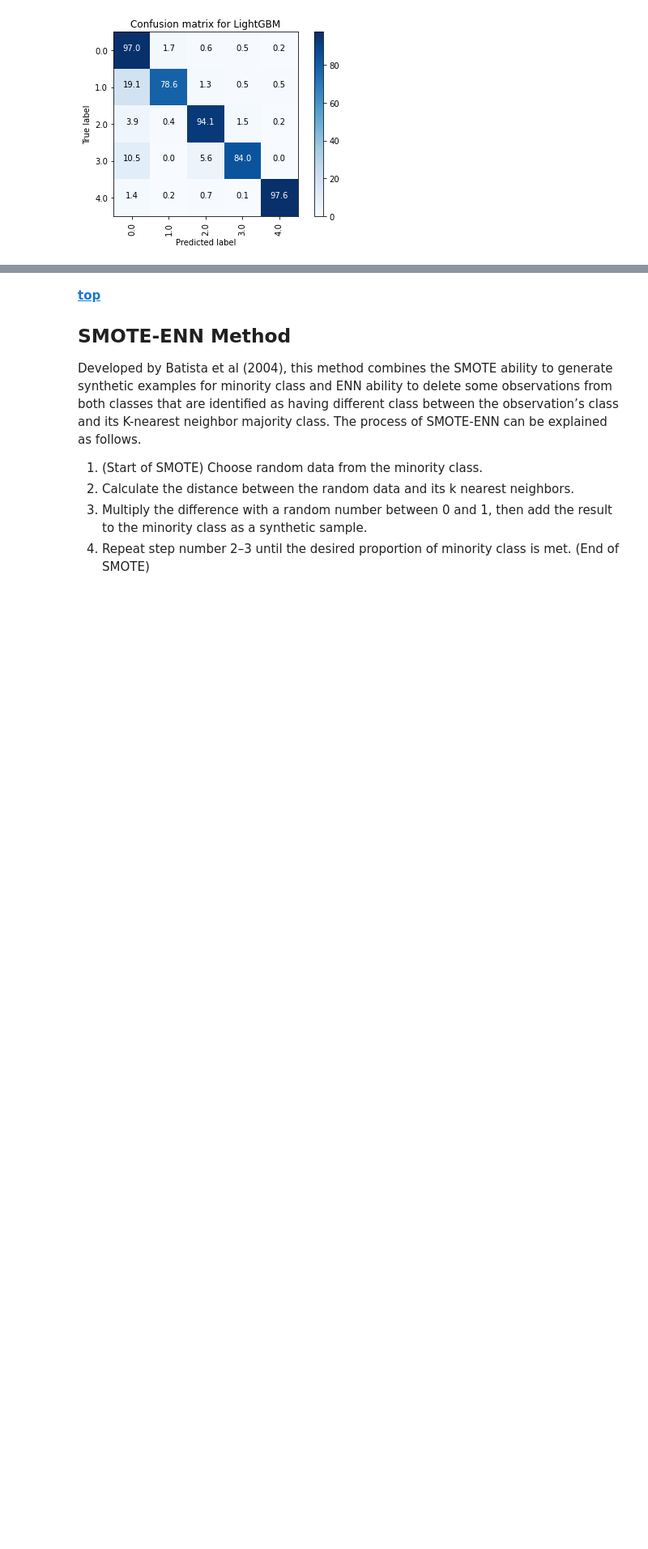
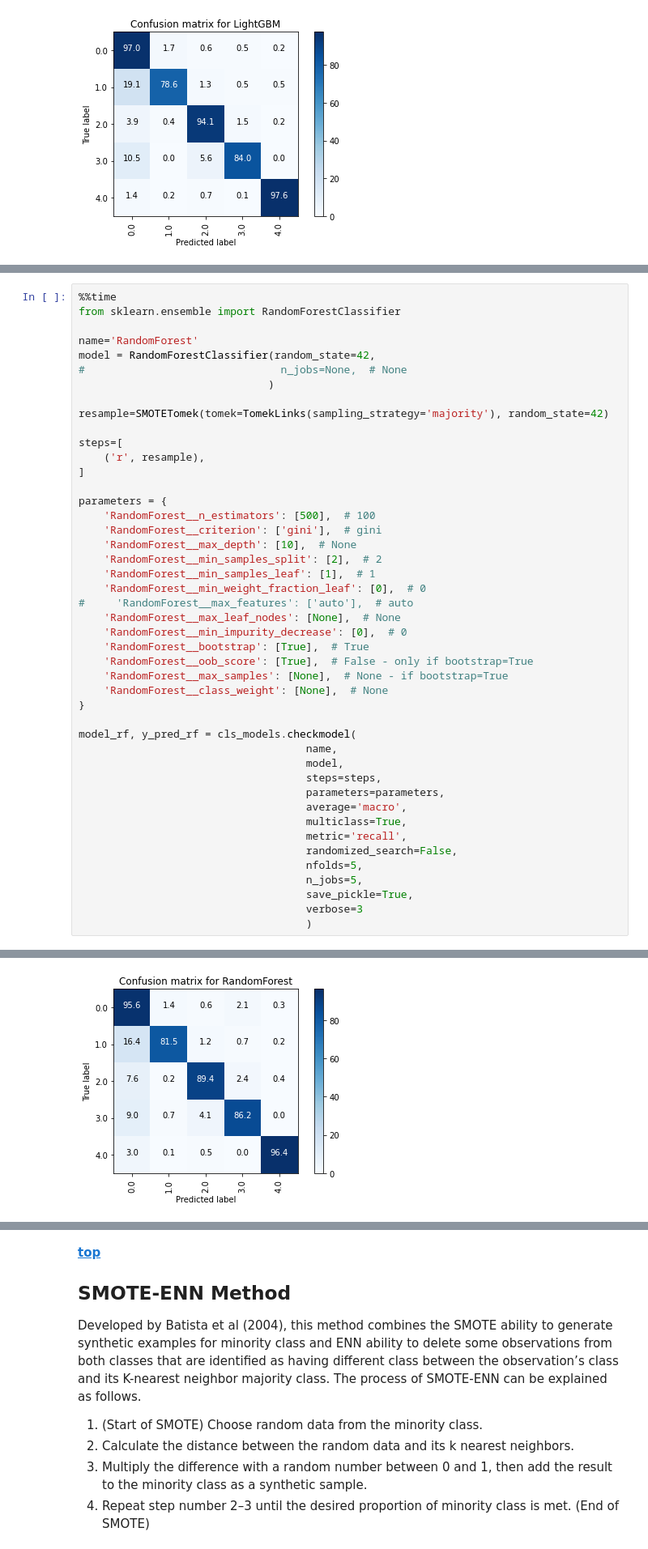
Before and after one commit to nastiag67/ecgn, a Jupyter notebook: README.ipynb, the cells around one changed output, grey strips where cells are left out. Shown: that part at 81% size. Cells and saved outputs as stored; diff of their text form; blank space fills up the shorter version.

```diff
--- a/README.ipynb
+++ b/README.ipynb
@@ -956,0 +1025,46 @@ weighted avg       0.97      0.96      0.97     21892
+# %%
+%%time
+from sklearn.ensemble import RandomForestClassifier
+
+name='RandomForest'
+model = RandomForestClassifier(random_state=42,
+#                               n_jobs=None,  # None
+                              )
+
+resample=SMOTETomek(tomek=TomekLinks(sampling_strategy='majority'), random_state=42)
+
+steps=[
+    ('r', resample),
+]
+
+parameters = {
+    'RandomForest__n_estimators': [500],  # 100
+    'RandomForest__criterion': ['gini'],  # gini
+    'RandomForest__max_depth': [10],  # None
+    'RandomForest__min_samples_split': [2],  # 2
+    'RandomForest__min_samples_leaf': [1],  # 1
+    'RandomForest__min_weight_fraction_leaf': [0],  # 0
+#     'RandomForest__max_features': ['auto'],  # auto
+    'RandomForest__max_leaf_nodes': [None],  # None
+    'RandomForest__min_impurity_decrease': [0],  # 0
+    'RandomForest__bootstrap': [True],  # True
+    'RandomForest__oob_score': [True],  # False - only if bootstrap=True
+    'RandomForest__max_samples': [None],  # None - if bootstrap=True
+    'RandomForest__class_weight': [None],  # None
+}
+
+model_rf, y_pred_rf = cls_models.checkmodel(
+                                    name,
+                                    model,
+                                    steps=steps,
+                                    parameters=parameters,
+                                    average='macro',
+                                    multiclass=True,
+                                    metric='recall',
+                                    randomized_search=False,
+                                    nfolds=5,
+                                    n_jobs=5,
+                                    save_pickle=True,
+                                    verbose=3
+                                    )
+# %% [output]
@@ -956,0 +1088 @@ weighted avg       0.97      0.96      0.97     21892
+[figure, added]
```
Also changed, not shown: parts of 19 cells of this notebook, 32 other files.
